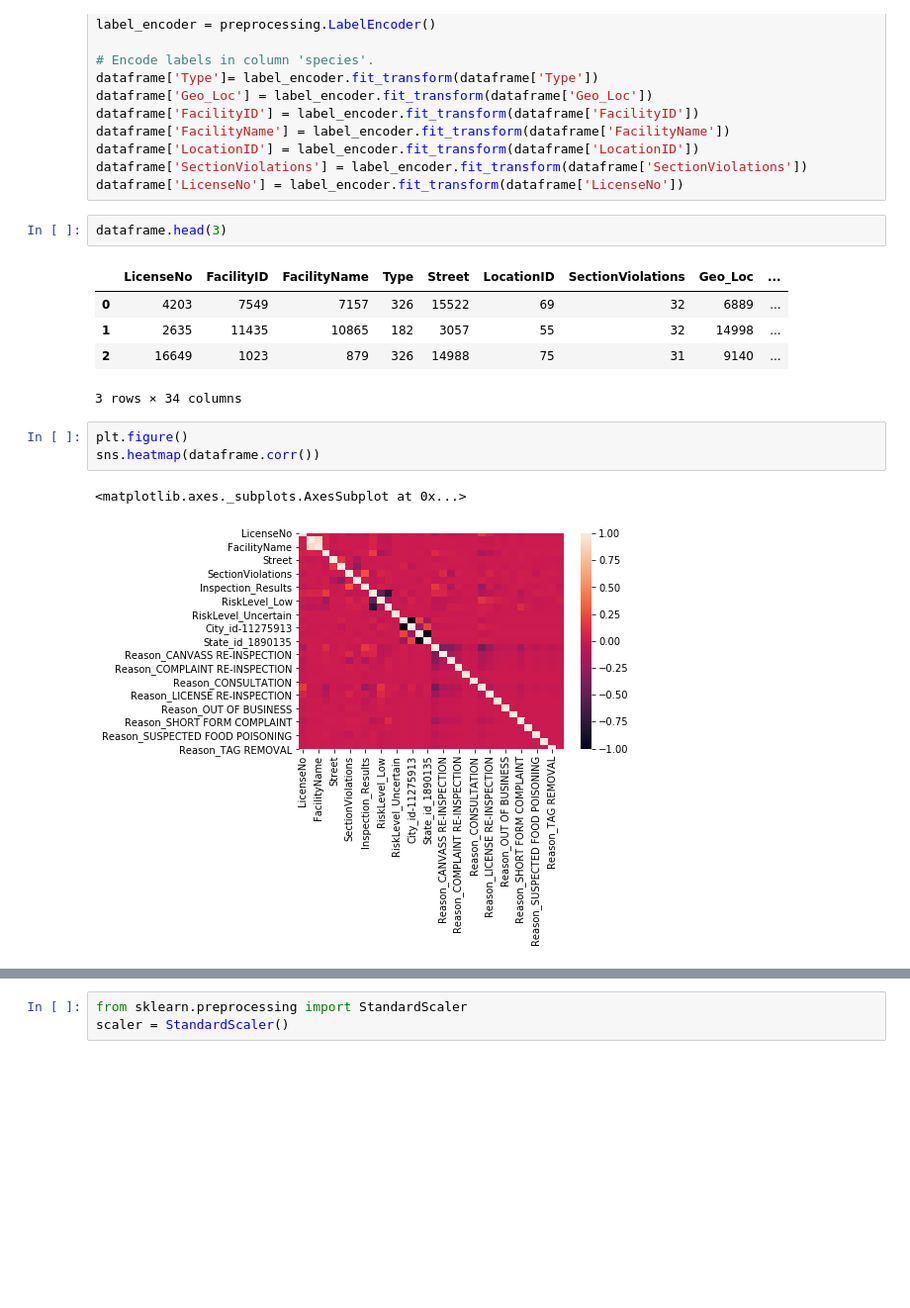
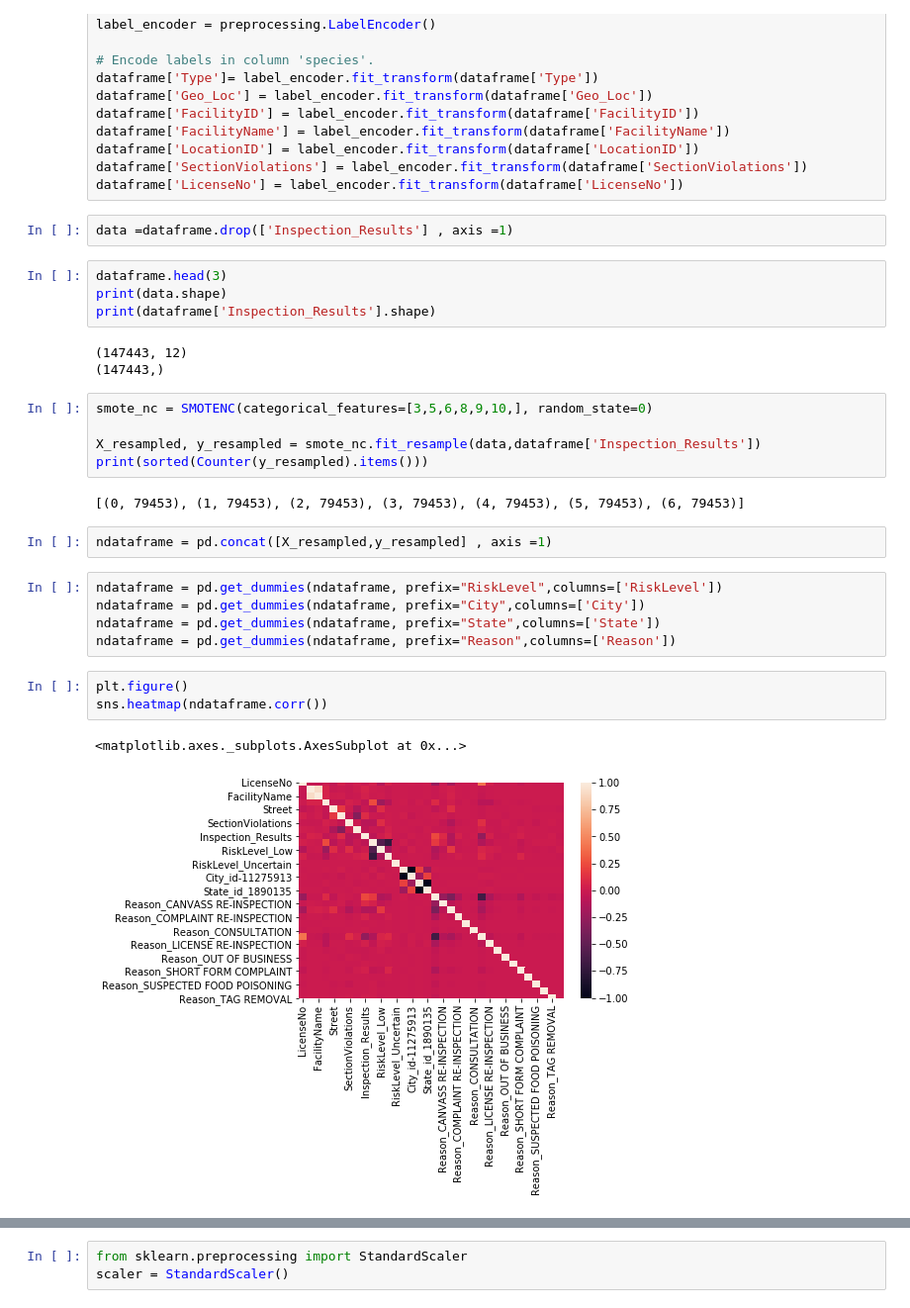
Before and after one commit to DataSenseiAryan/MachineHackFoodQuality, a Jupyter notebook: Food_QUalityA_ParticipantsData/New submission.ipynb, the cells around one changed output, grey strips where cells are left out. Shown: that part at 99% size. Cells and saved outputs as stored; diff of their text form; blank space fills up the shorter version.

Commit message:
smote

```diff
--- a/Food_QUalityA_ParticipantsData/New submission.ipynb
+++ b/Food_QUalityA_ParticipantsData/New submission.ipynb
@@ -132,18 +150,33 @@ dataframe['FacilityName'] = label_encoder.fit_transform(dataframe['FacilityName'
 dataframe['LocationID'] = label_encoder.fit_transform(dataframe['LocationID'])
 dataframe['SectionViolations'] = label_encoder.fit_transform(dataframe['SectionViolations'])
 dataframe['LicenseNo'] = label_encoder.fit_transform(dataframe['LicenseNo'])
+# %%
+data =dataframe.drop(['Inspection_Results'] , axis =1)
 # %%
 dataframe.head(3)
+print(data.shape)
+print(dataframe['Inspection_Results'].shape)
 # %% [output]
-|  | LicenseNo | FacilityID | FacilityName | Type | Street | LocationID | SectionViolations | Geo_Loc | ... |
-| 0 | 4203 | 7549 | 7157 | 326 | 15522 | 69 | 32 | 6889 | ... |
-| 1 | 2635 | 11435 | 10865 | 182 | 3057 | 55 | 32 | 14998 | ... |
-| 2 | 16649 | 1023 | 879 | 326 | 14988 | 75 | 31 | 9140 | ... |
-3 rows × 34 columns
+(147443, 12)
+(147443,)
+# %%
+smote_nc = SMOTENC(categorical_features=[3,5,6,8,9,10,], random_state=0)
+
+X_resampled, y_resampled = smote_nc.fit_resample(data,dataframe['Inspection_Results'])
+print(sorted(Counter(y_resampled).items()))
+# %% [output]
+[(0, 79453), (1, 79453), (2, 79453), (3, 79453), (4, 79453), (5, 79453), (6, 79453)]
+# %%
+ndataframe = pd.concat([X_resampled,y_resampled] , axis =1)
+# %%
+ndataframe = pd.get_dummies(ndataframe, prefix="RiskLevel",columns=['RiskLevel'])
+ndataframe = pd.get_dummies(ndataframe, prefix="City",columns=['City'])
+ndataframe = pd.get_dummies(ndataframe, prefix="State",columns=['State'])
+ndataframe = pd.get_dummies(ndataframe, prefix="Reason",columns=['Reason'])
 # %%
 plt.figure()
-sns.heatmap(dataframe.corr())
+sns.heatmap(ndataframe.corr())
 # %% [output]
 <matplotlib.axes._subplots.AxesSubplot at 0x...>
-[figure, old version]
+[figure, new version]
 # %%
```
Also changed, not shown: parts of 34 cells of this notebook.
